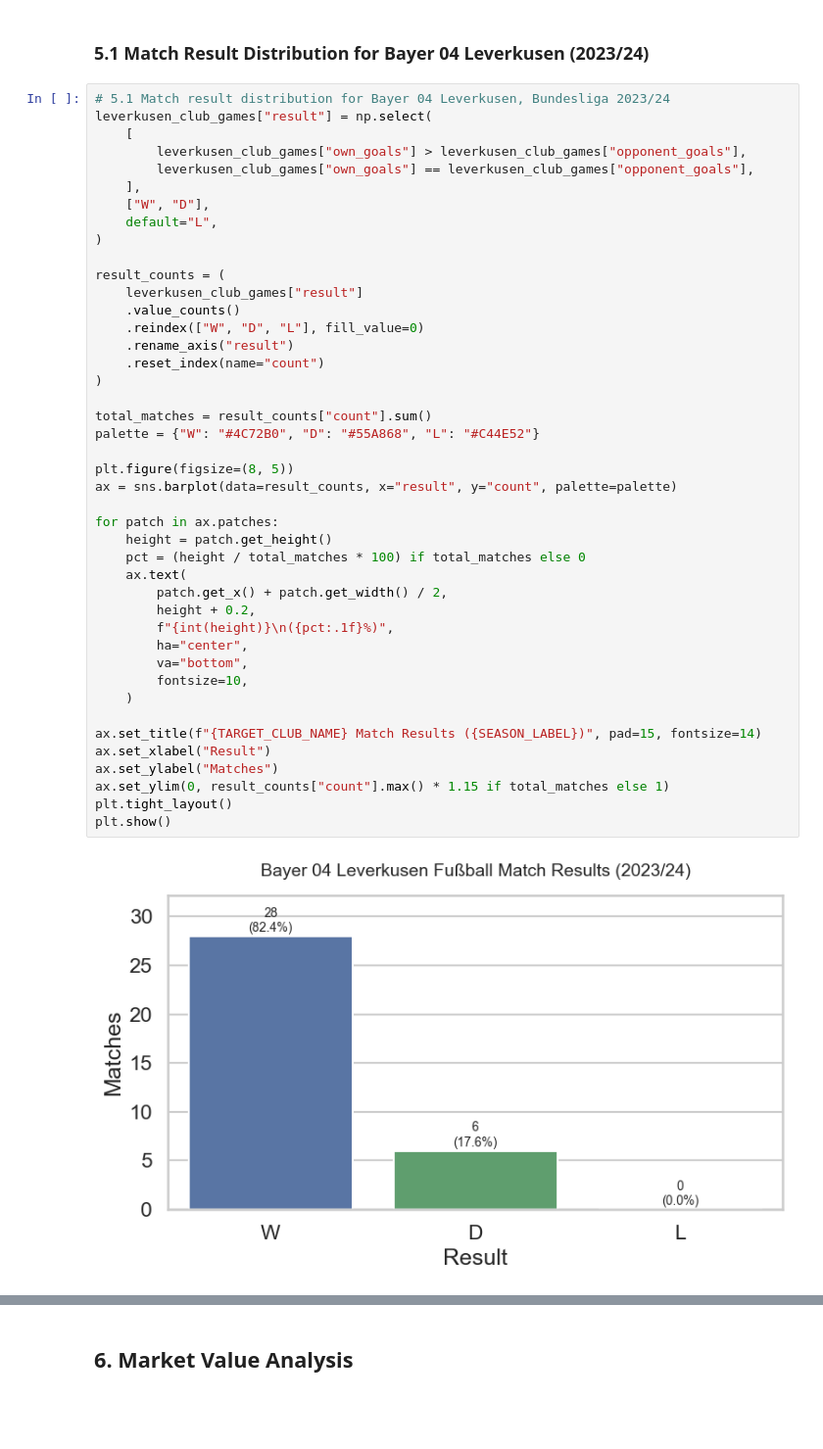
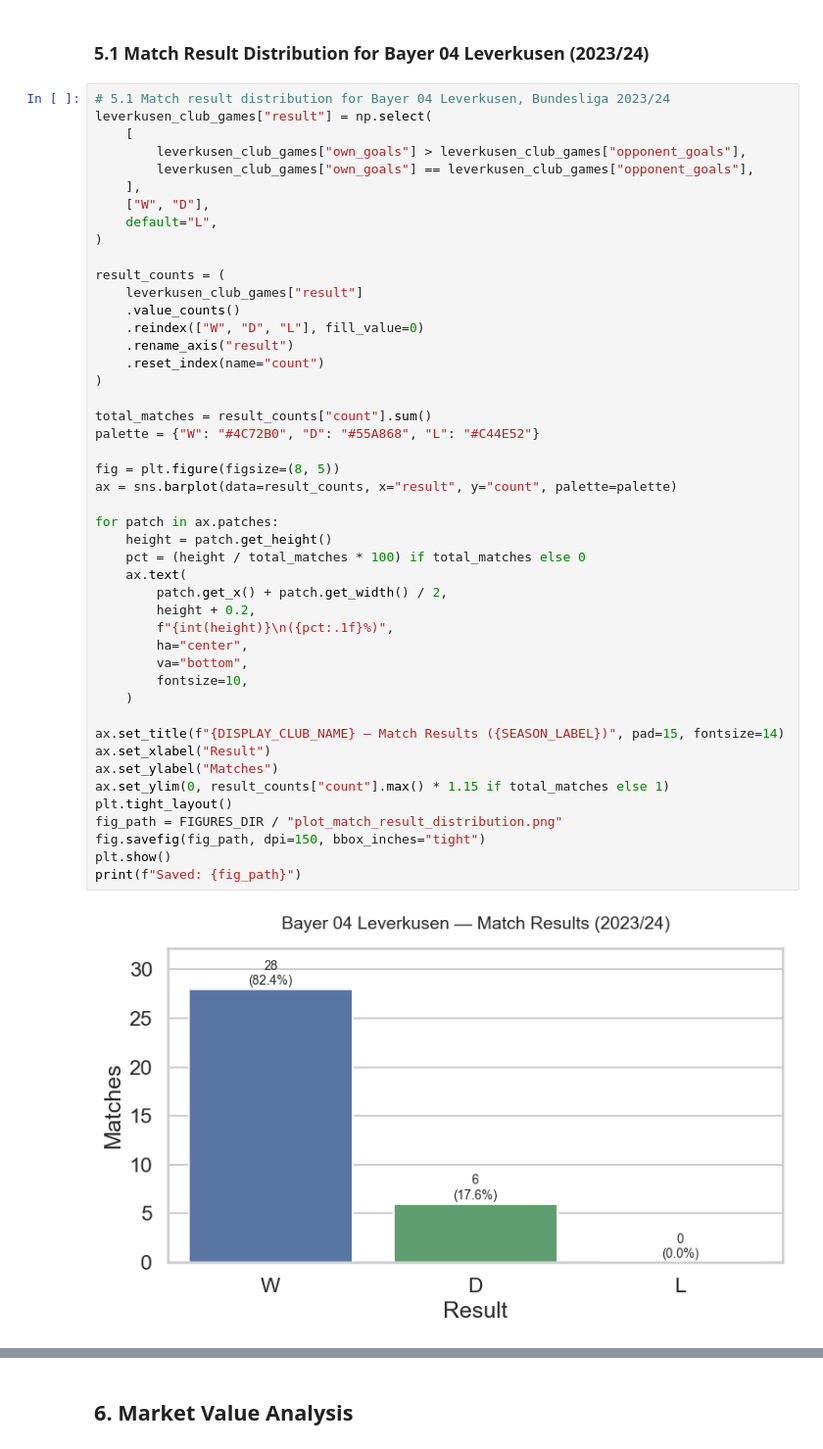
Before and after one commit to itzmore-mph/bundesliga-performance-analysis, a Jupyter notebook: notebooks/bundesliga_performance_analysis.ipynb, the cells around one changed output, grey strips where cells are left out. Shown at 98% size. Drawn from its saved outputs; the diff is of its cells as text; blank space fills up the shorter version.

```diff
--- a/notebooks/bundesliga_performance_analysis.ipynb
+++ b/notebooks/bundesliga_performance_analysis.ipynb
@@ -640,33 +662,36 @@ result_counts = (
     leverkusen_club_games["result"]
     .value_counts()
     .reindex(["W", "D", "L"], fill_value=0)
     .rename_axis("result")
     .reset_index(name="count")
 )
 
 total_matches = result_counts["count"].sum()
 palette = {"W": "#4C72B0", "D": "#55A868", "L": "#C44E52"}
 
-plt.figure(figsize=(8, 5))
+fig = plt.figure(figsize=(8, 5))
 ax = sns.barplot(data=result_counts, x="result", y="count", palette=palette)
 
 for patch in ax.patches:
     height = patch.get_height()
     pct = (height / total_matches * 100) if total_matches else 0
     ax.text(
         patch.get_x() + patch.get_width() / 2,
         height + 0.2,
         f"{int(height)}\n({pct:.1f}%)",
         ha="center",
         va="bottom",
         fontsize=10,
     )
 
-ax.set_title(f"{TARGET_CLUB_NAME} Match Results ({SEASON_LABEL})", pad=15, fontsize=14)
+ax.set_title(f"{DISPLAY_CLUB_NAME} — Match Results ({SEASON_LABEL})", pad=15, fontsize=14)
 ax.set_xlabel("Result")
 ax.set_ylabel("Matches")
 ax.set_ylim(0, result_counts["count"].max() * 1.15 if total_matches else 1)
 plt.tight_layout()
+fig_path = FIGURES_DIR / "plot_match_result_distribution.png"
+fig.savefig(fig_path, dpi=150, bbox_inches="tight")
 plt.show()
+print(f"Saved: {fig_path}")
 # %% [output]
-[figure, old version]
+[figure, new version]
```
Also changed, not shown: parts of 16 cells of this notebook, 12 other files.
